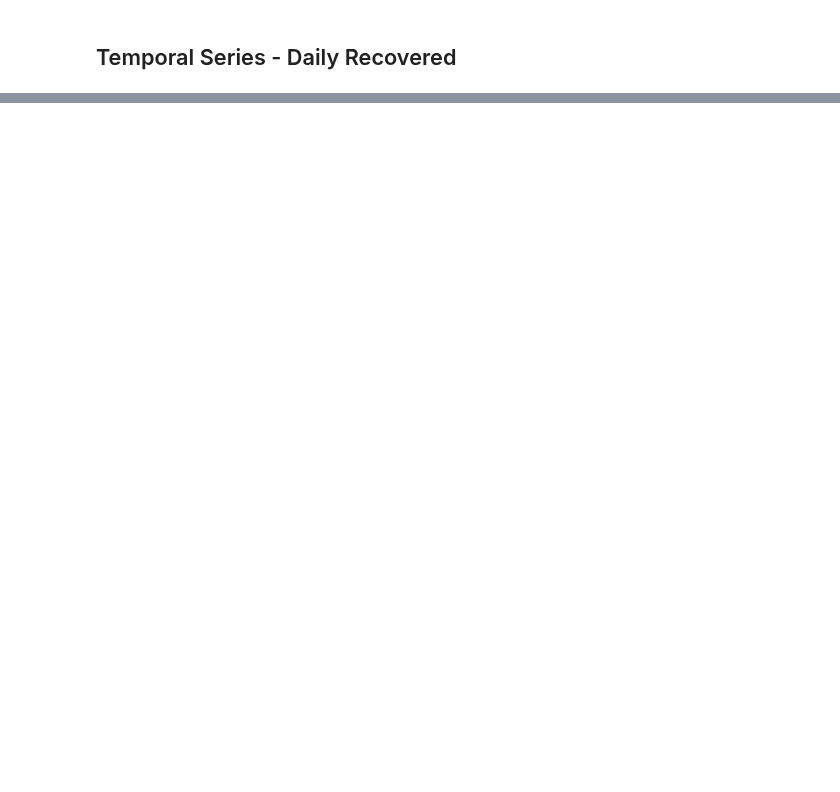
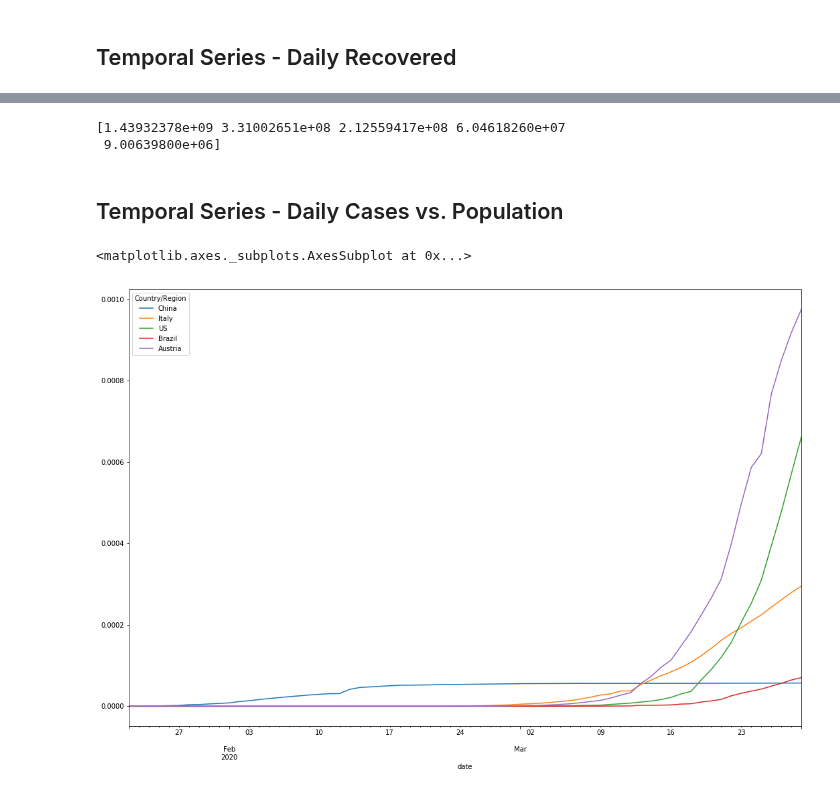
Before and after one commit to rsouza/COVID-19, a Jupyter notebook: daily_cases_deaths_recovered.ipynb, the cells around one changed output, grey strips where cells are left out. Cells and saved outputs as stored; diff of their text form; code cells hidden in the pictures; blank space fills up the shorter version.

Commit message:
Added graphs by population

```diff
--- a/daily_cases_deaths_recovered.ipynb
+++ b/daily_cases_deaths_recovered.ipynb
@@ -82,0 +90,5 @@ df_recovered[["China","Italy","US", "Brazil", "Austria"]].plot(figsize=(18,12))
+# %%
+#Create a handle, page, to handle the contents of the website
+page = requests.get(url) #Store the contents of the website under doc
+doc = lh.fromstring(page.content) #Parse data that are stored between <tr>..</tr> of HTML
+#doc.text_content()
@@ -82,0 +123,26 @@ df_recovered[["China","Italy","US", "Brazil", "Austria"]].plot(figsize=(18,12))
+# %%
+#Since out first row is the header, data is stored on the second row onwards
+for j in range(1,len(tr_elements)):
+    #T is our j'th row
+    T = tr_elements[j]
+    #If row is not of same size, the //tr data is not from our table
+    if len(T) != len(tr_elements[0]):
+        break
+
+    #i is the index of our column
+    i = 0
+
+    #Iterate through each element of the row
+    for t in T.iterchildren():
+        data = t.text_content()
+        #Check if row is empty
+        if i > 0:
+        #Convert any numerical value to integers
+            try:
+                data = int(data)
+            except:
+                pass
+        #Append the data to the empty list of the i'th column
+        col[i][1].append(data)
+        #Increment i for the next column
+        i += 1
@@ -82,0 +154,5 @@ df_recovered[["China","Italy","US", "Brazil", "Austria"]].plot(figsize=(18,12))
+# %%
+Dict = {title:column for (title,column) in col}
+df_wp = pd.DataFrame(Dict)
+df_wp["Population (2020)"] = df_wp["Population (2020)"].str.replace(',', '').astype(float)
+df_wp.head()
@@ -82,0 +188,15 @@ df_recovered[["China","Italy","US", "Brazil", "Austria"]].plot(figsize=(18,12))
+# %%
+array = ["China","Italy","United States", "Brazil", "Austria"]
+pops = df_wp.loc[df_wp["Country (or dependency)"].isin(array)]["Population (2020)"].values
+
+print(pops)
+# %% [output]
+[1.43932378e+09 3.31002651e+08 2.12559417e+08 6.04618260e+07
+ 9.00639800e+06]
+# %% [markdown]
+## Temporal Series - Daily Cases vs. Population
+# %%
+df_cases[["China","Italy","US", "Brazil", "Austria"]].div(pops, axis='columns').plot(figsize=(18,12))
+# %% [output]
+<matplotlib.axes._subplots.AxesSubplot at 0x...>
+[figure, added]
```
Also changed, not shown: parts of 17 cells of this notebook.
